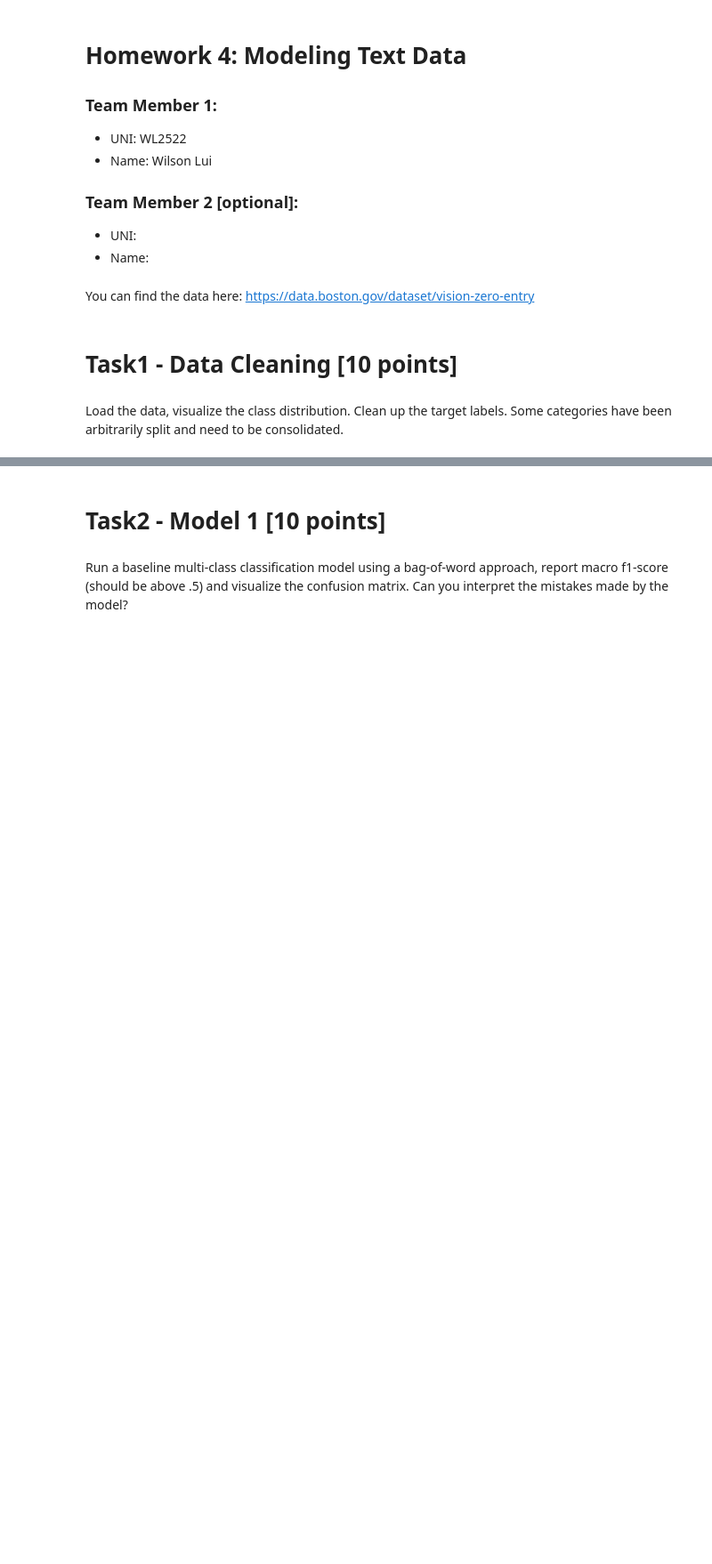
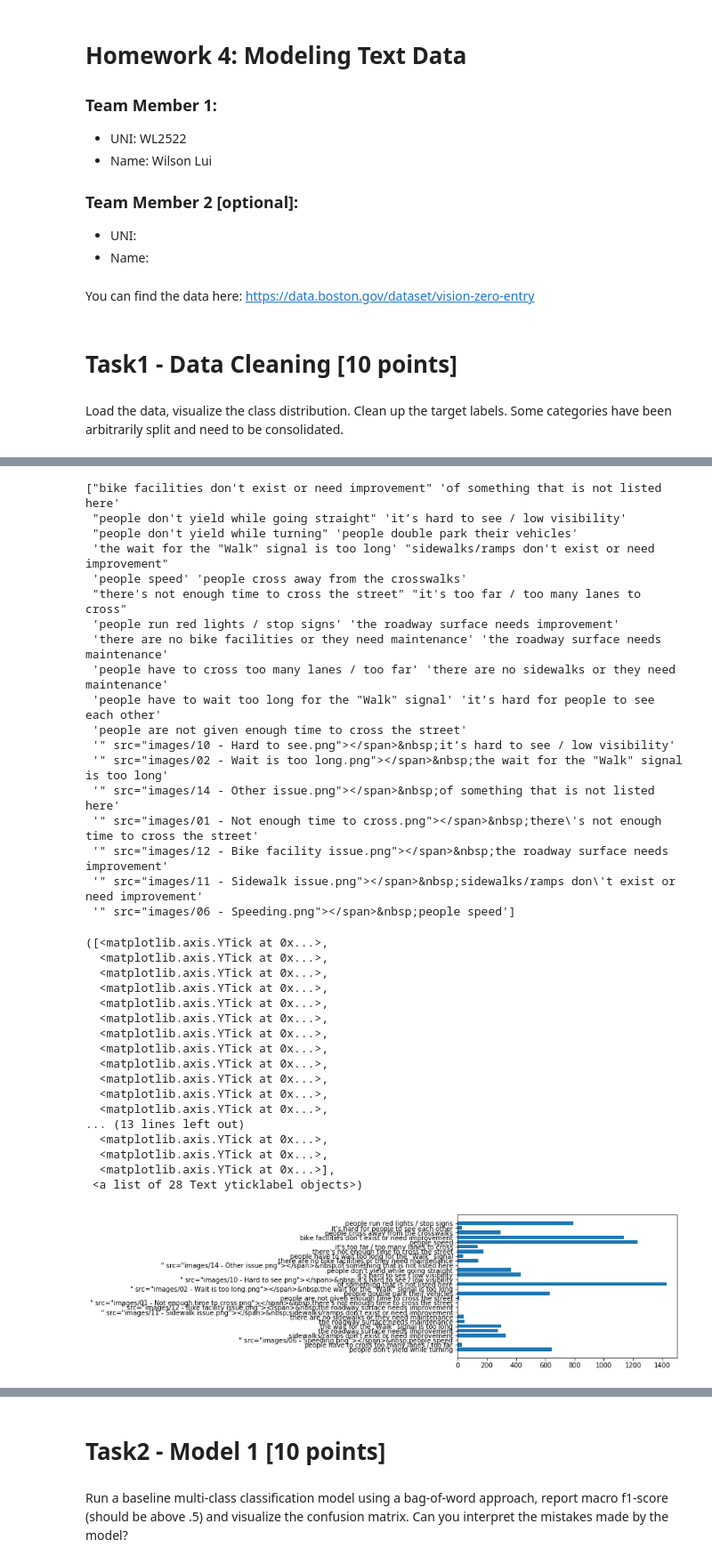
Before and after one commit to wl2522/VisionZeroBoston, a Jupyter notebook: hw4_starter_notebook.ipynb, the cells around one changed output, grey strips where cells are left out. Shown at 89% size. Saved outputs shown, nothing was run; the diff lists cells and outputs as text; code cells hidden in the pictures; blank space fills up the shorter version.

```diff
--- a/hw4_starter_notebook.ipynb
+++ b/hw4_starter_notebook.ipynb
@@ -48,4 +57,48 @@ from sklearn.model_selection import train_test_split
 
 data = pd.read_csv('Vision_Zero_Entry.csv')
+# %%
+#Visualize the distribution of the categories
+
+
+print(data['REQUESTTYPE'].unique())
+plt.barh(range(len(data['REQUESTTYPE'].unique())), list(Counter(data['REQUESTTYPE']).values()), align='center')
+plt.yticks(range(len(data['REQUESTTYPE'].unique())), list(Counter(data['REQUESTTYPE']).keys()))
+# %% [output]
+["bike facilities don't exist or need improvement" 'of something that is not listed here'
+ "people don't yield while going straight" 'it’s hard to see / low visibility'
+ "people don't yield while turning" 'people double park their vehicles'
+ 'the wait for the "Walk" signal is too long' "sidewalks/ramps don't exist or need improvement"
+ 'people speed' 'people cross away from the crosswalks'
+ "there's not enough time to cross the street" "it's too far / too many lanes to cross"
+ 'people run red lights / stop signs' 'the roadway surface needs improvement'
+ 'there are no bike facilities or they need maintenance' 'the roadway surface needs maintenance'
+ 'people have to cross too many lanes / too far' 'there are no sidewalks or they need maintenance'
+ 'people have to wait too long for the "Walk" signal' 'it’s hard for people to see each other'
+ 'people are not given enough time to cross the street'
+ '" src="images/10 - Hard to see.png"></span>&nbsp;it’s hard to see / low visibility'
+ '" src="images/02 - Wait is too long.png"></span>&nbsp;the wait for the "Walk" signal is too long'
+ '" src="images/14 - Other issue.png"></span>&nbsp;of something that is not listed here'
+ '" src="images/01 - Not enough time to cross.png"></span>&nbsp;there\'s not enough time to cross the street'
+ '" src="images/12 - Bike facility issue.png"></span>&nbsp;the roadway surface needs improvement'
+ '" src="images/11 - Sidewalk issue.png"></span>&nbsp;sidewalks/ramps don\'t exist or need improvement'
+ '" src="images/06 - Speeding.png"></span>&nbsp;people speed']
+([<matplotlib.axis.YTick at 0x...>,
+  <matplotlib.axis.YTick at 0x...>,
+  <matplotlib.axis.YTick at 0x...>,
+  <matplotlib.axis.YTick at 0x...>,
+  <matplotlib.axis.YTick at 0x...>,
+  <matplotlib.axis.YTick at 0x...>,
+  <matplotlib.axis.YTick at 0x...>,
+  <matplotlib.axis.YTick at 0x...>,
+  <matplotlib.axis.YTick at 0x...>,
+  <matplotlib.axis.YTick at 0x...>,
+  <matplotlib.axis.YTick at 0x...>,
+  <matplotlib.axis.YTick at 0x...>,
+... (13 lines left out)
+  <matplotlib.axis.YTick at 0x...>,
+  <matplotlib.axis.YTick at 0x...>,
+  <matplotlib.axis.YTick at 0x...>],
+ <a list of 28 Text yticklabel objects>)
+[figure, added]
 # %%
 #Remove rows with no comments
```
Also changed, not shown: parts of 12 cells of this notebook.
